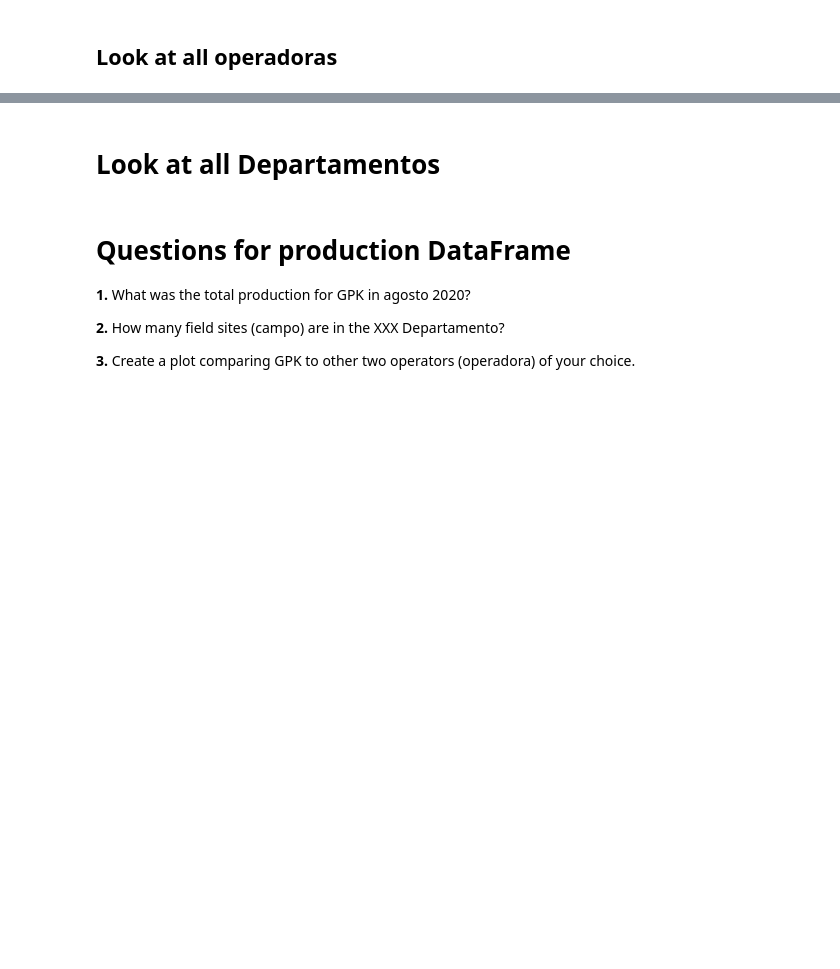
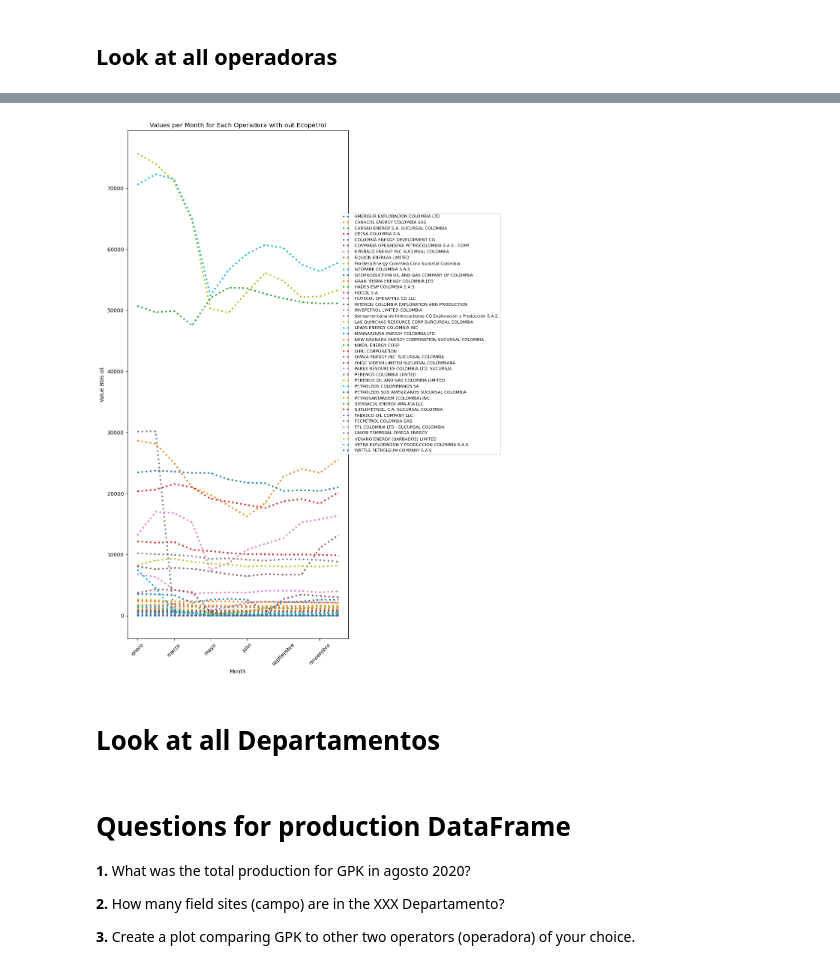
Before and after one commit to Iortega2021/02-geopark-pandas-dataframes, a Jupyter notebook: notebooks/02-geopark-pandas-empty.ipynb, the cells around one changed output, grey strips where cells are left out. Drawn from its saved outputs; the diff is of its cells as text; code cells hidden in the pictures; blank space fills up the shorter version.

```diff
--- a/notebooks/02-geopark-pandas-empty.ipynb
+++ b/notebooks/02-geopark-pandas-empty.ipynb
@@ -640,0 +785,2 @@ campo_month_df
+# %%
+mpl.rcParams.keys()
@@ -641,3 +805,26 @@ campo_month_df
+# %%
+# Plot columns (operadora) one-at-a-time
+operadora_no_ecopetrol = operadora_month_df_group_transpose.drop("ECOPETROL S.A.", axis=1) #axis =1 columns
+
+fig,ax = plt.subplots(figsize = (15,15))
+
+operadora_no_ecopetrol.plot(ax=ax,
+                   y=operadora_no_ecopetrol.columns,
+                   linewidth = 3,
+                   linestyle = ":",
+                   marker = "^",
+                   markersize = 1)
+
+
+plt.xlabel('Month')
+plt.ylabel('Value Bbls oil')
+plt.title('Values per Month for Each Operadora with out Ecopetrol')
+plt.xticks(rotation=45)  # Rotate x-axis labels for better readability
+plt.legend(bbox_to_anchor = (1.7,0.6 ),loc="center right", prop = {"size": 8})  # Add legend to show campo names
+plt.tight_layout()  # Adjust layout to prevent clipping of labels
+plt.show()
+# %% [output]
+[figure, added]
 # %%
 # Drop the outlier ECOPETROL S.A.
 # %%
```
Also changed, not shown: parts of 12 cells of this notebook.
